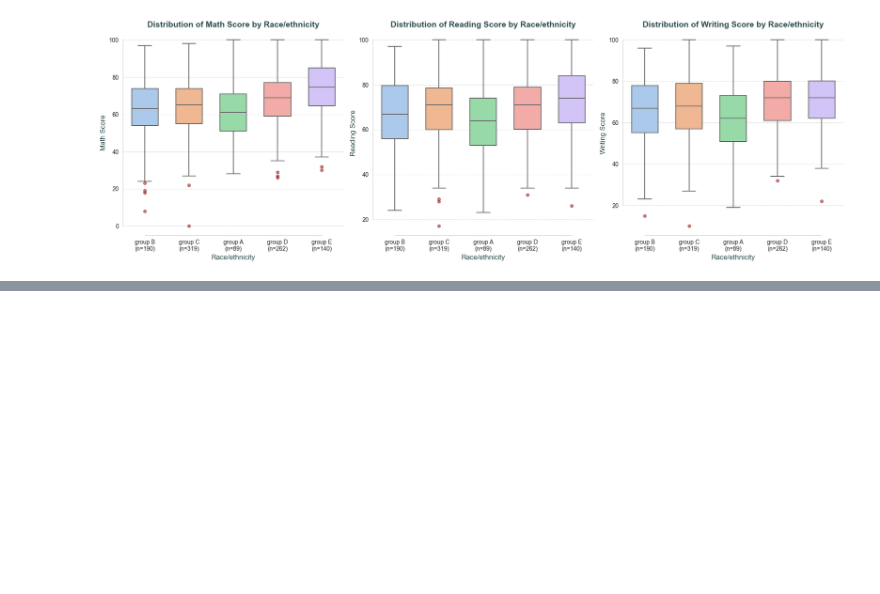
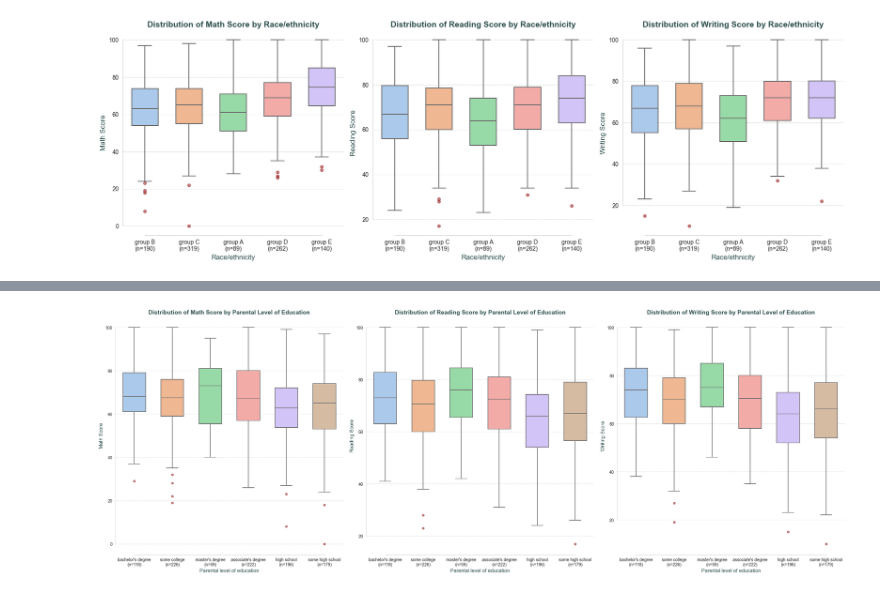
Before and after one commit to jmfe2/data-portfolio, a Jupyter notebook: notebooks/01_students_eda.ipynb, the cells around one changed output, grey strips where cells are left out. Drawn from its saved outputs; the diff is of its cells as text; code cells hidden in the pictures; blank space fills up the shorter version.

Commit message:
W1D3 - Update figures and notebook and module(funttion)

```diff
--- a/notebooks/01_students_eda.ipynb
+++ b/notebooks/01_students_eda.ipynb
@@ -267,6 +259,3 @@ plt.show()  # To Show the plot in the notebook
-# %%
-# score columns that we want to analyze
-score_columns = ["math score", "reading score", "writing score"]
 # %%
 # --- Print Percentage Distribution of Gender Groups ---
 # This shows the proportional representation of each gender in the dataset.
@@ -454,4 +437,75 @@ parental_distribution = (
     df["parental level of education"].value_counts(normalize=True) * 100
 )
 parental_distribution
+
+
+print(f"\n(%) {df['parental level of education'].value_counts(normalize=True) * 100}")
+
+
+parental_distribution_counts = df["parental level of education"].value_counts()
+parental_distribution_counts_dict = gender_counts.to_dict()
+print("\nGender Counts:\n", gender_counts)
+
+# --- Figure Setup ---
+plt.figure(figsize=(25, 9))
+sns.set_style("whitegrid")
+
+
+for i, score_col in enumerate(score_columns):
+    ax = plt.subplot(1, 3, i + 1)
+
+    # --- Box Plot Creation ---
+    sns.boxplot(
+        data=df,
+        x="parental level of education",  # Categorical variable for the x-axis
+        y=score_col,  # Numerical variable for the y-axis (changes per loop iteration)
+        hue="parental level of education",  # Color the boxes based on gender categories
+        palette="pastel",  # Choose a color palette for the boxes
+        linewidth=1.5,  # Thickness of the box lines
+        width=0.6,  # Width of the boxes
+        fliersize=5,  # Adjusted fliersize for better visibility of outliers
+        flierprops=dict(  # Properties for outlier points
+            marker="o",  # Outlier marker shape (circle)
+            markerfacecolor="darkred",  # Fill color of outlier markers
+            markeredgecolor="darkred",
+            alpha=0.5,
+        ),
+    )
+
+    # --- Update X-axis Ticks to Include Counts ---
+
+    current_x_tick_locations = ax.get_xticks()
+    ax.set_xticks(current_x_tick_locations)
+
+    current_x_labels = [label.get_text() for label in ax.get_xticklabels()]
+    new_x_labels = []
+    for label_text in current_x_labels:
+        count = gender_counts_dict.get(label_text, 0)
+        new_x_labels.append(f"{label_text}\n(n={count})")
+    ax.set_xticklabels(new_x_labels, fontsize=10)
+
+    # --- Plot Customization (Titles, Labels, Ticks) ---
+    plt.title(
+        f"Distribution of {score_col.replace('_', ' ').title()} by Parental Level of Education",
+        fontsize=14,
+        fontweight="bold",
+        color="darkslategray",
+    )
+    plt.xlabel("Parental level of education", fontsize=12, color="darkslategray")
+    plt.ylabel(score_col.replace("_", " ").title(), fontsize=12, color="darkslategray")
+    plt.yticks(fontsize=10)
+
+    # --- Grid and Spines ---
+    plt.grid(axis="y", linestyle="--", alpha=0.7)
+    sns.despine(trim=True)
+
+
+# --- Final Layout and Saving ---
+plt.tight_layout()
+plt.savefig(
+    "/Users/jmfe2/VSC/data-portfolio/figures/01_students//multi_score_boxplots_parental level of education.png",
+    dpi=300,
+    bbox_inches="tight",
+)
+plt.show()
 # %% [output]
@@ -466 +530,2 @@ Name: proportion, dtype: float64
+[figure, added]
 # %%
```
Also changed, not shown: parts of 9 cells of this notebook, 4 other files.
